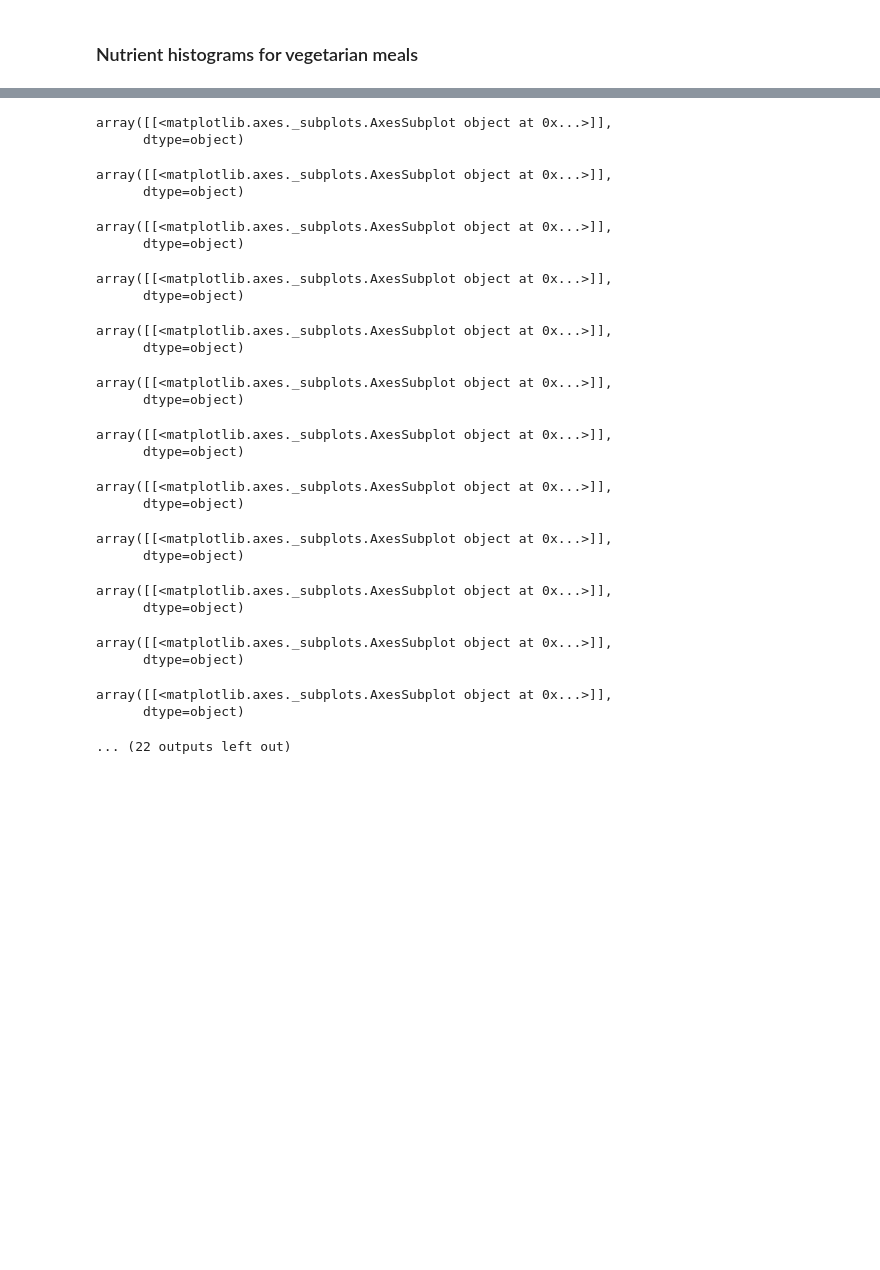
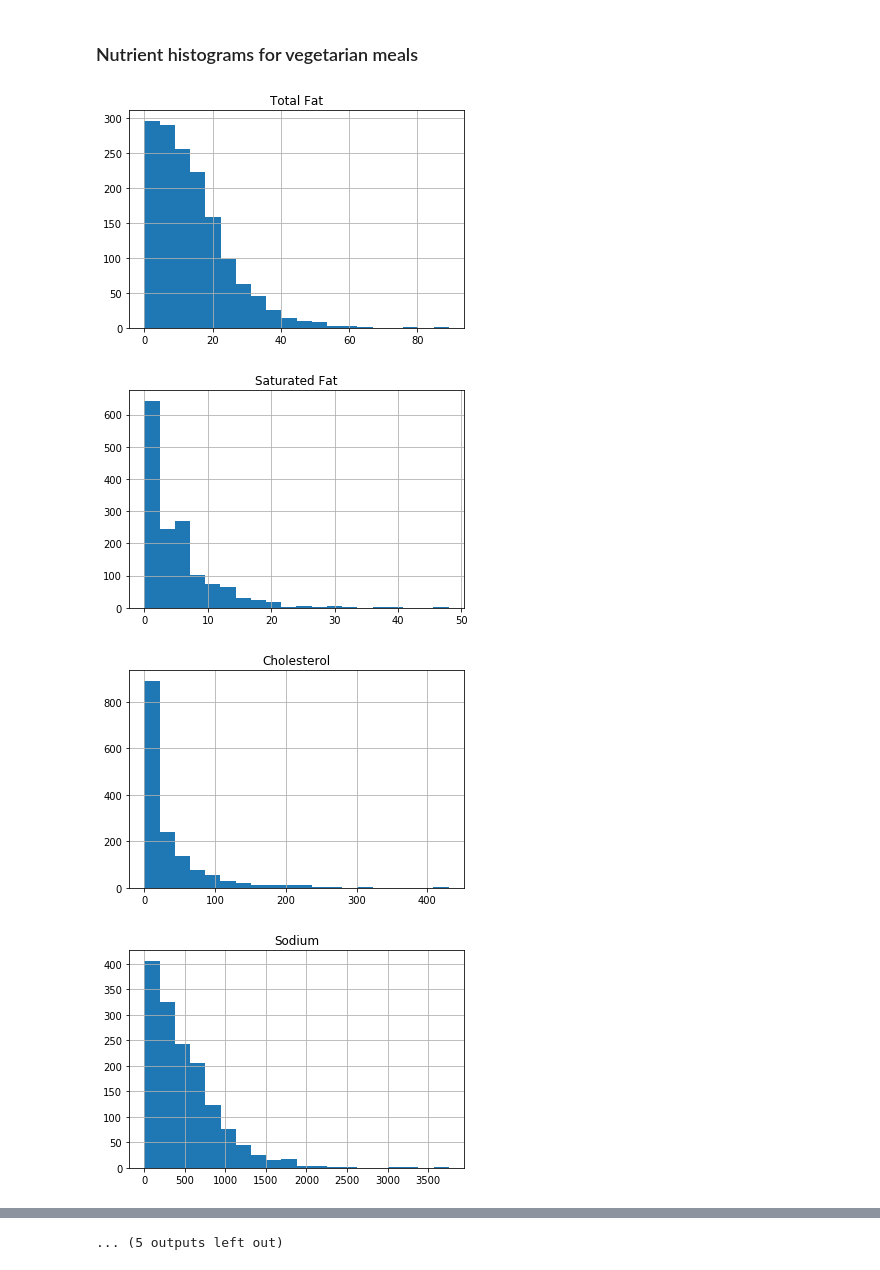
Before and after one commit to strefele/ADA2018-Project, a Jupyter notebook: Data_Analysis.ipynb, the cells around one changed output, grey strips where cells are left out. Saved outputs shown, nothing was run; the diff lists cells and outputs as text; code cells hidden in the pictures; blank space fills up the shorter version.

Commit message:
Solved a problem with naming histograms, modified ReadMe

```diff
--- a/Data_Analysis.ipynb
+++ b/Data_Analysis.ipynb
@@ -213,9 +215,15 @@ def nutrient_histogram(nutrients_df, name):
     nutrient = nutrient.dropna()
     nutrient = nutrient.reset_index(drop=True)
 
-    display(nutrient.hist(column='amount', bins=20))
+    graph = nutrient.hist(column='amount', bins=20);
+    plt.title(n)
+    return graph
 # %%
 nutrient_list = vege_nutrients_df['nutrient'].unique()
 for n in nutrient_list:
-    nutrient_histogram(vege_nutrients_df, name=n)
+    nutrient_histogram(vege_nutrients_df, n);
 # %% [output]
+[figure, added]
+[figure, added]
+[figure, added]
+[figure, added]
@@ -222,25 +238 @@ for n in nutrient_list:
-array([[<matplotlib.axes._subplots.AxesSubplot object at 0x...>]],
-      dtype=object)
+... (5 outputs left out)
-array([[<matplotlib.axes._subplots.AxesSubplot object at 0x...>]],
-      dtype=object)
-array([[<matplotlib.axes._subplots.AxesSubplot object at 0x...>]],
-      dtype=object)
-array([[<matplotlib.axes._subplots.AxesSubplot object at 0x...>]],
-      dtype=object)
-array([[<matplotlib.axes._subplots.AxesSubplot object at 0x...>]],
-      dtype=object)
-array([[<matplotlib.axes._subplots.AxesSubplot object at 0x...>]],
-      dtype=object)
-array([[<matplotlib.axes._subplots.AxesSubplot object at 0x...>]],
-      dtype=object)
-array([[<matplotlib.axes._subplots.AxesSubplot object at 0x...>]],
-      dtype=object)
-array([[<matplotlib.axes._subplots.AxesSubplot object at 0x...>]],
-      dtype=object)
-array([[<matplotlib.axes._subplots.AxesSubplot object at 0x...>]],
-      dtype=object)
-array([[<matplotlib.axes._subplots.AxesSubplot object at 0x...>]],
-      dtype=object)
-array([[<matplotlib.axes._subplots.AxesSubplot object at 0x...>]],
-      dtype=object)
-... (22 outputs left out)
```
Also changed, not shown: parts of 2 cells of this notebook, 1 other file.
